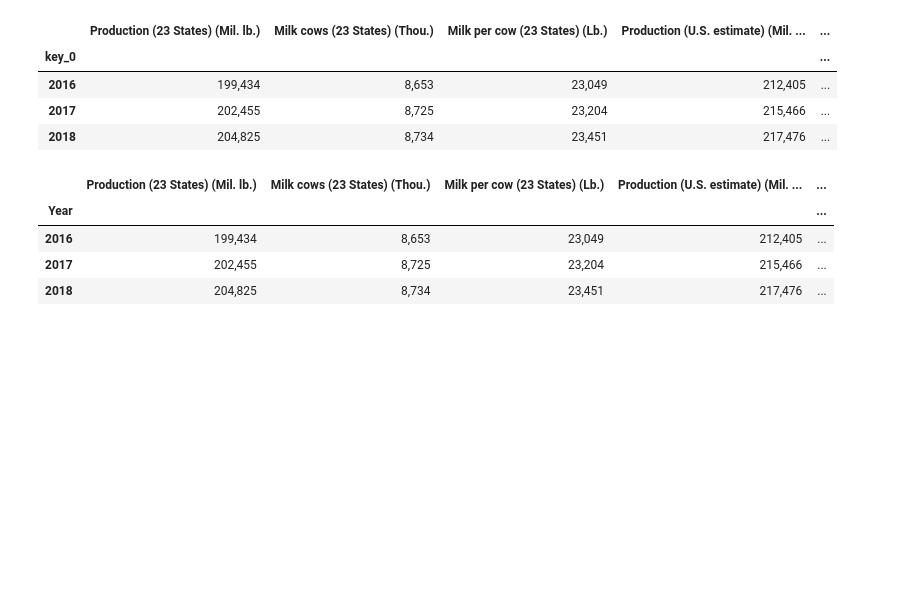
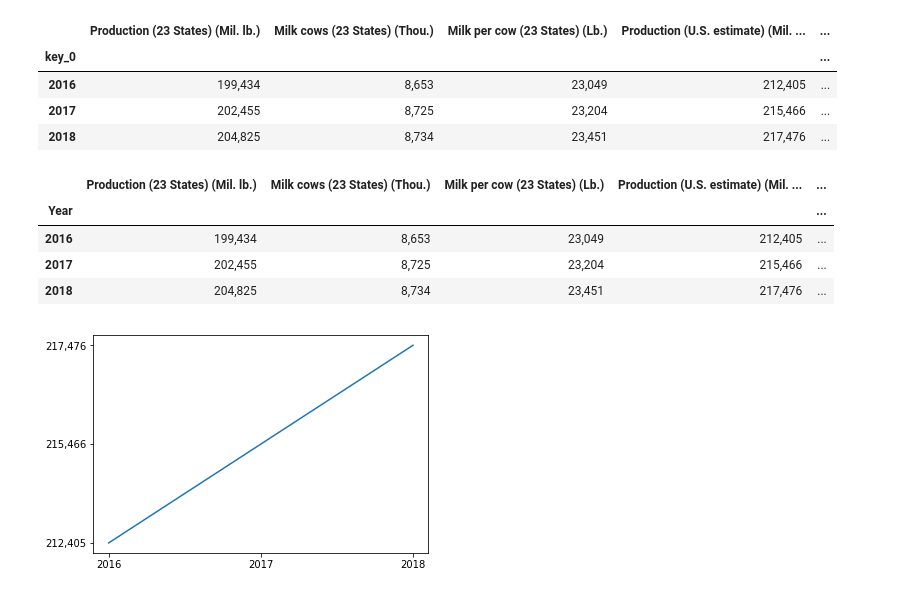
Before and after one commit to Ashraf4068/Dairy_project, a Jupyter notebook: main.ipynb, the cells around one changed output. Drawn from its saved outputs; the diff is of its cells as text; code cells hidden in the pictures; blank space fills up the shorter version.

```diff
--- a/main.ipynb
+++ b/main.ipynb
@@ -85,3 +86,12 @@ renamed_milk_price_production
 | 2016 | 199,434 | 8,653 | 23,049 | 212,405 | ... |
 | 2017 | 202,455 | 8,725 | 23,204 | 215,466 | ... |
 | 2018 | 204,825 | 8,734 | 23,451 | 217,476 | ... |
+# %%
+# Plot the line
+x_axis = renamed_milk_price_production.index
+y_axis = renamed_milk_price_production["Production (U.S. estimate) (Mil. Lb.)"]
+
+plt.plot(x_axis, y_axis)
+plt.show()
+# %% [output]
+[figure, added]
```
Also changed, not shown: parts of 2 cells of this notebook, 2 other files.
